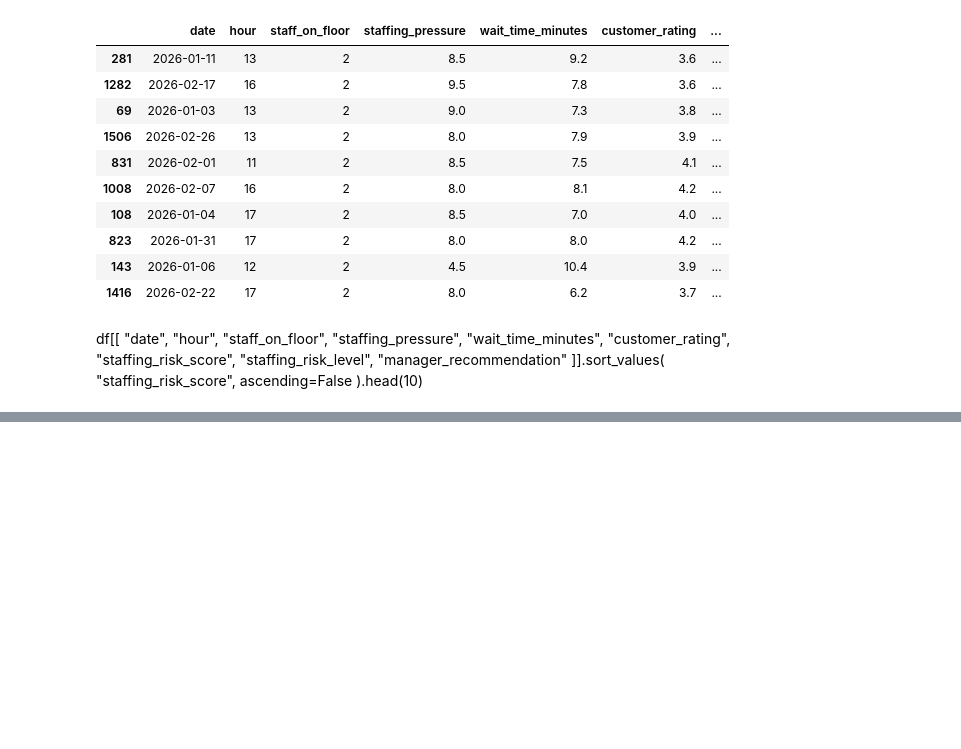
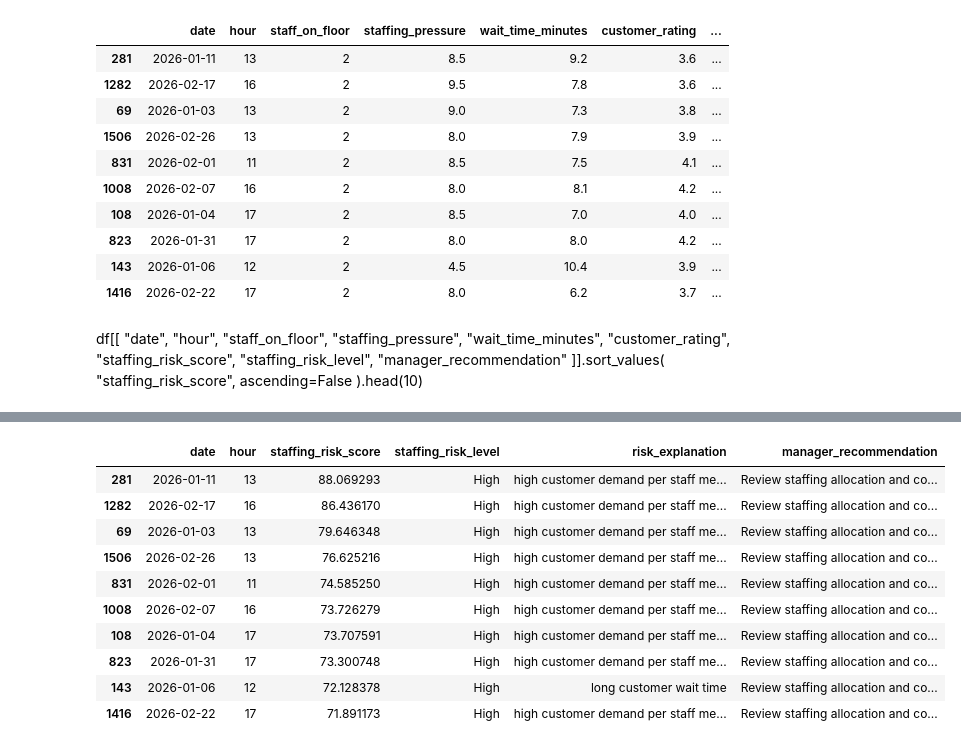
Before and after one commit to BhargaviKAN/storepilot, a Jupyter notebook: 01_data_quality_analysis.ipynb, the cells around one changed output, grey strips where cells are left out. Drawn from its saved outputs; the diff is of its cells as text; code cells hidden in the pictures; blank space fills up the shorter version.

```diff
--- a/01_data_quality_analysis.ipynb
+++ b/01_data_quality_analysis.ipynb
@@ -611,0 +616,47 @@ df[[
+# %%
+def explain_risk(row):
+    reasons = []
+
+    if row["pressure_norm"] >= 0.7:
+        reasons.append("high customer demand per staff member")
+
+    if row["wait_norm"] >= 0.7:
+        reasons.append("long customer wait time")
+
+    if row["rating_risk_norm"] >= 0.7:
+        reasons.append("lower customer satisfaction")
+
+    if not reasons:
+        return "No major operational risk factors detected."
+
+    return ", ".join(reasons)
+
+
+df["risk_explanation"] = df.apply(
+    explain_risk,
+    axis=1
+)
+# %%
+df[[
+    "date",
+    "hour",
+    "staffing_risk_score",
+    "staffing_risk_level",
+    "risk_explanation",
+    "manager_recommendation"
+]].sort_values(
+    "staffing_risk_score",
+    ascending=False
+).head(10)
+# %% [output]
+|  | date | hour | staffing_risk_score | staffing_risk_level | risk_explanation | manager_recommendation |
+| 281 | 2026-01-11 | 13 | 88.069293 | High | high customer demand per staff me... | Review staffing allocation and co... |
+| 1282 | 2026-02-17 | 16 | 86.436170 | High | high customer demand per staff me... | Review staffing allocation and co... |
+| 69 | 2026-01-03 | 13 | 79.646348 | High | high customer demand per staff me... | Review staffing allocation and co... |
+| 1506 | 2026-02-26 | 13 | 76.625216 | High | high customer demand per staff me... | Review staffing allocation and co... |
+| 831 | 2026-02-01 | 11 | 74.585250 | High | high customer demand per staff me... | Review staffing allocation and co... |
+| 1008 | 2026-02-07 | 16 | 73.726279 | High | high customer demand per staff me... | Review staffing allocation and co... |
+| 108 | 2026-01-04 | 17 | 73.707591 | High | high customer demand per staff me... | Review staffing allocation and co... |
+| 823 | 2026-01-31 | 17 | 73.300748 | High | high customer demand per staff me... | Review staffing allocation and co... |
+| 143 | 2026-01-06 | 12 | 72.128378 | High | long customer wait time | Review staffing allocation and co... |
+| 1416 | 2026-02-22 | 17 | 71.891173 | High | high customer demand per staff me... | Review staffing allocation and co... |
```
Also changed, not shown: parts of 7 cells of this notebook.
